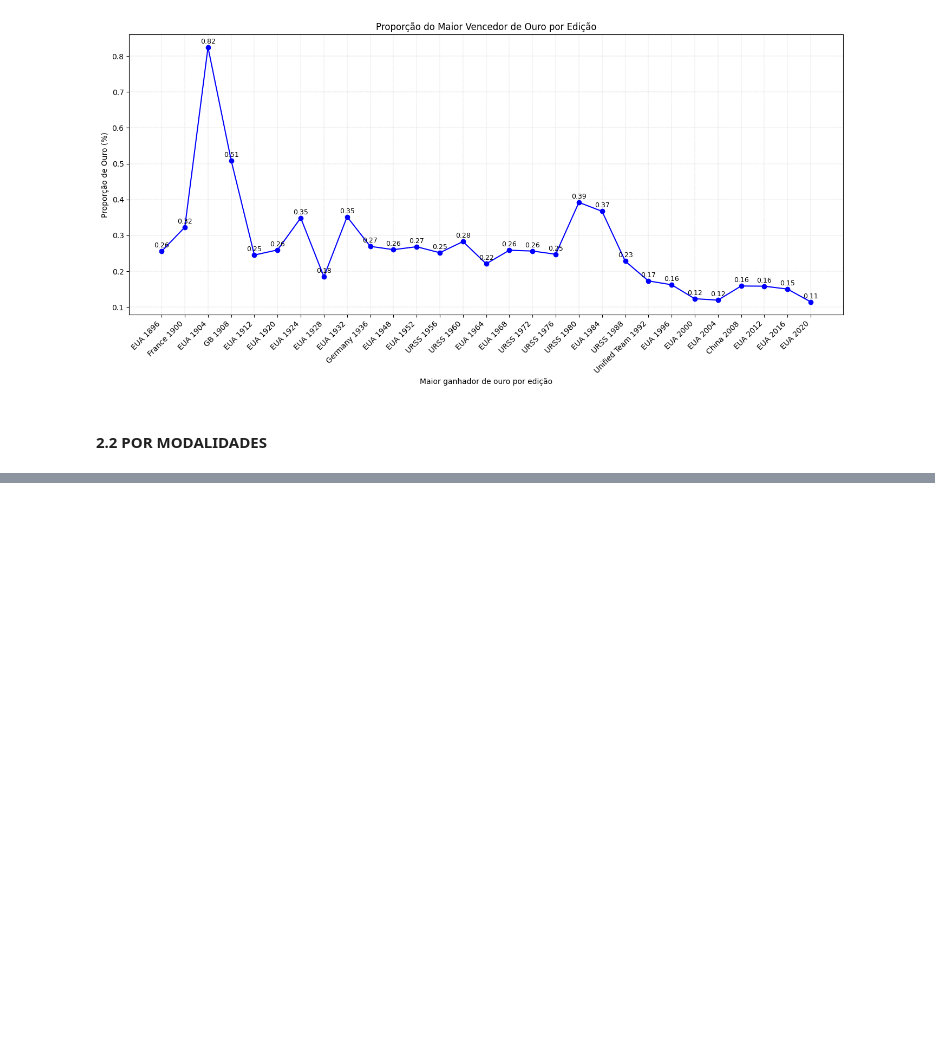
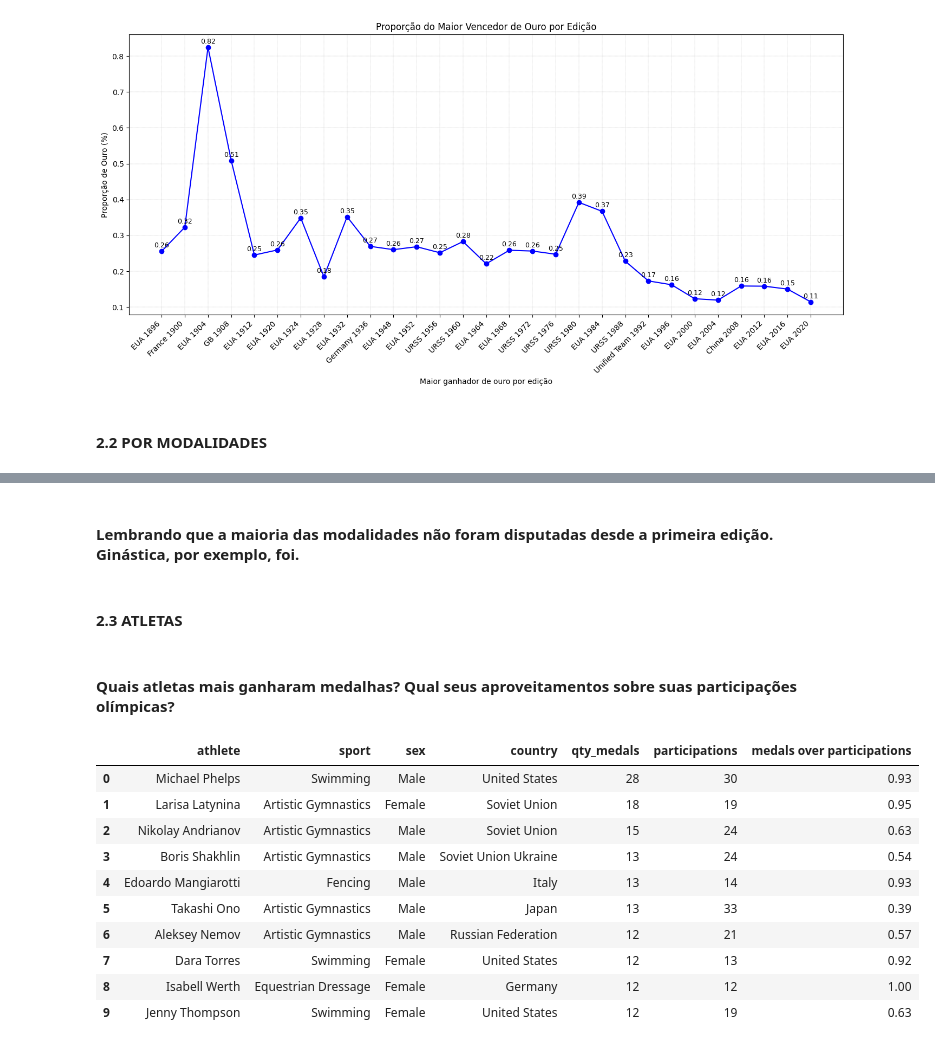
Before and after one commit to brunoserp/Data-analysis, a Jupyter notebook: SQL/PT/Atletas Olimpícos (1896 - 2016)/OlympicGames.ipynb, the cells around one changed output, grey strips where cells are left out. Cells and saved outputs as stored; diff of their text form; code cells hidden in the pictures; blank space fills up the shorter version.

```diff
--- a/SQL/PT/Atletas Olimpícos (1896 - 2016)/OlympicGames.ipynb
+++ b/SQL/PT/Atletas Olimpícos (1896 - 2016)/OlympicGames.ipynb
@@ -740,0 +997,48 @@ df_query
+# %% [markdown]
+#### Lembrando que a maioria das modalidades não foram disputadas desde a primeira edição. Ginástica, por exemplo, foi.
+# %% [markdown]
+#### 2.3 ATLETAS
+# %% [markdown]
+#### Quais atletas mais ganharam medalhas? Qual seus aproveitamentos sobre suas participações olímpicas?
+# %%
+query = """
+WITH TOTAL_PARTICIPATIONS_ATHLETE AS(
+    SELECT ATHLETE, COUNT(ATHLETE) AS participations
+    FROM athletes_results
+    GROUP BY ATHLETE)
+
+    SELECT
+        r.athlete,
+        r.sport,
+        b.sex,
+        b.country,
+        COUNT(r.medal) as qty_medals,
+        p.participations,
+        ROUND(1.0 * COUNT(r.medal)/p.participations,2) as [medals over participations]
+    FROM athletes_results r
+        INNER JOIN athletes_bio b
+            ON r.athlete_id = b.athlete_id
+        INNER JOIN olympics_editions o
+            ON r.edition_id = o.edition_id
+        INNER JOIN TOTAL_PARTICIPATIONS_ATHLETE p
+            ON p.ATHLETE = r.ATHLETE
+    WHERE r.EDITION LIKE '%Summer%'
+            AND o.YEAR <= 2024
+    GROUP BY r.athlete, r.sport, b.sex, b.country
+    ORDER BY COUNT(r.medal) DESC
+    LIMIT 10
+"""
+df_query = pd.read_sql(query, con=engine)
+df_query
+# %% [output]
+|  | athlete | sport | sex | country | qty_medals | participations | medals over participations |
+| 0 | Michael Phelps | Swimming | Male | United States | 28 | 30 | 0.93 |
+| 1 | Larisa Latynina | Artistic Gymnastics | Female | Soviet Union | 18 | 19 | 0.95 |
+| 2 | Nikolay Andrianov | Artistic Gymnastics | Male | Soviet Union | 15 | 24 | 0.63 |
+| 3 | Boris Shakhlin | Artistic Gymnastics | Male | Soviet Union Ukraine | 13 | 24 | 0.54 |
+| 4 | Edoardo Mangiarotti | Fencing | Male | Italy | 13 | 14 | 0.93 |
+| 5 | Takashi Ono | Artistic Gymnastics | Male | Japan | 13 | 33 | 0.39 |
+| 6 | Aleksey Nemov | Artistic Gymnastics | Male | Russian Federation | 12 | 21 | 0.57 |
+| 7 | Dara Torres | Swimming | Female | United States | 12 | 13 | 0.92 |
+| 8 | Isabell Werth | Equestrian Dressage | Female | Germany | 12 | 12 | 1.00 |
+| 9 | Jenny Thompson | Swimming | Female | United States | 12 | 19 | 0.63 |
```
Also changed, not shown: parts of 63 cells of this notebook.
